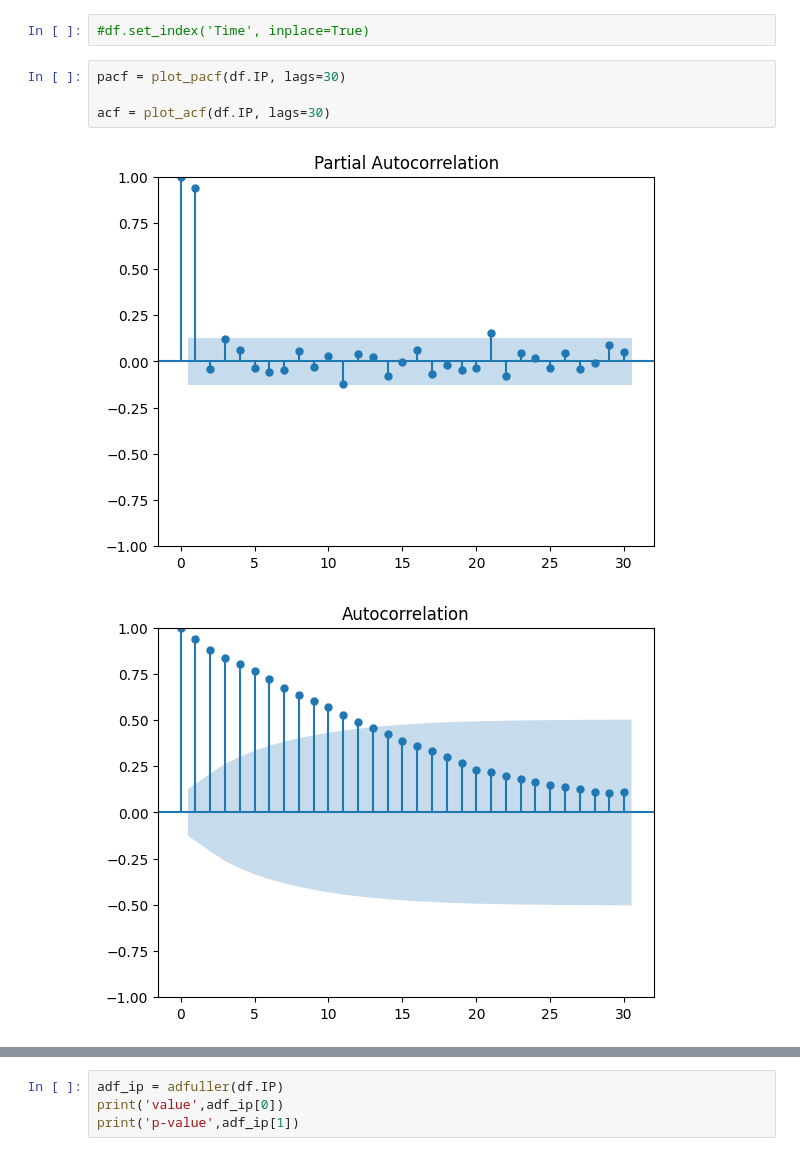
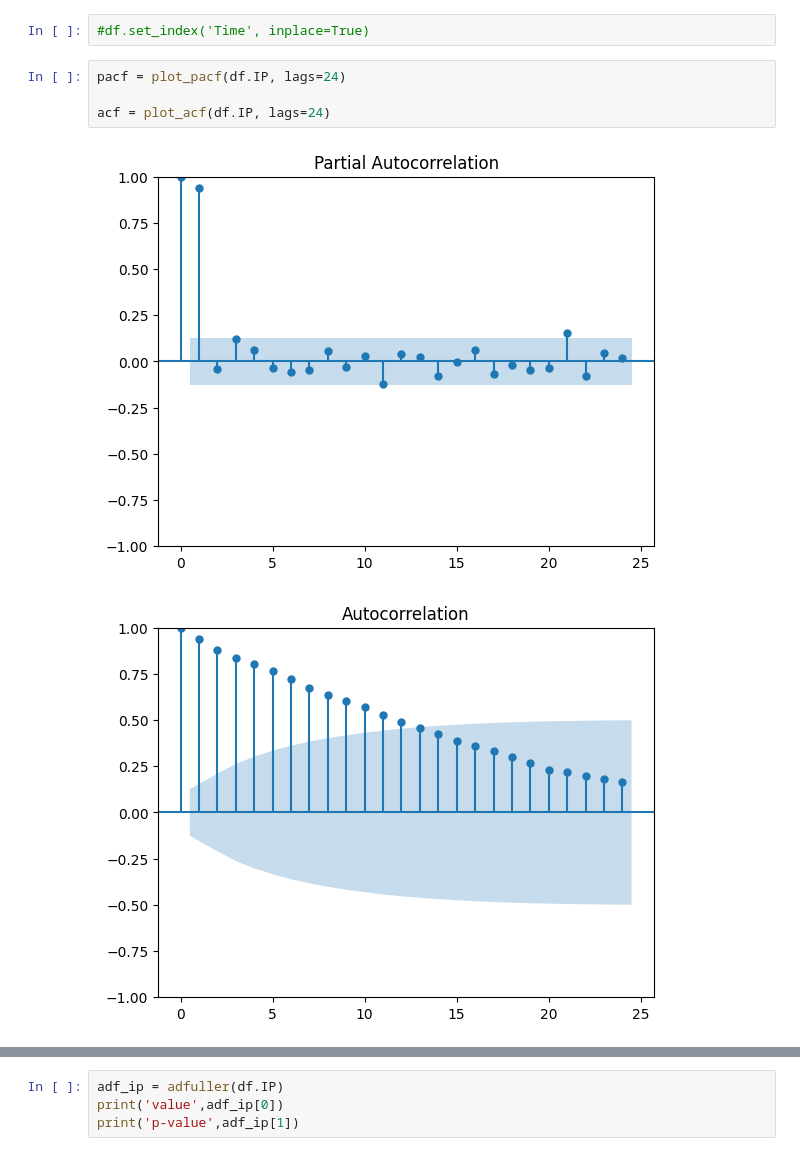
Before and after one commit to lorenzrossi/GaR, a Jupyter notebook: src/arima_test.ipynb, the cells around one changed output, grey strips where cells are left out. Cells and saved outputs as stored; diff of their text form.

```diff
--- a/src/arima_test.ipynb
+++ b/src/arima_test.ipynb
@@ -26,10 +33,10 @@ df['Time'] = df['Time'].dt.strftime('%Y-%m')
 # %%
 #df.set_index('Time', inplace=True)
 # %%
-pacf = plot_pacf(df.IP, lags=30)
+pacf = plot_pacf(df.IP, lags=24)
 
-acf = plot_acf(df.IP, lags=30)
+acf = plot_acf(df.IP, lags=24)
 # %% [output]
-[figure, old version]
+[figure, new version]
-[figure, old version]
+[figure, new version]
 # %%
```
Also changed, not shown: parts of 12 cells of this notebook, 1 other file.
